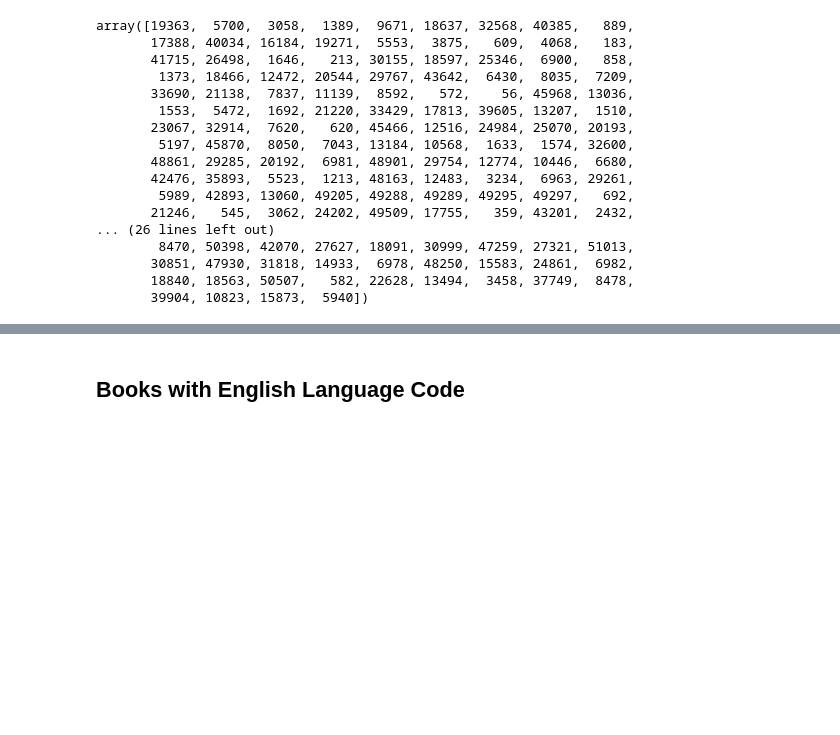
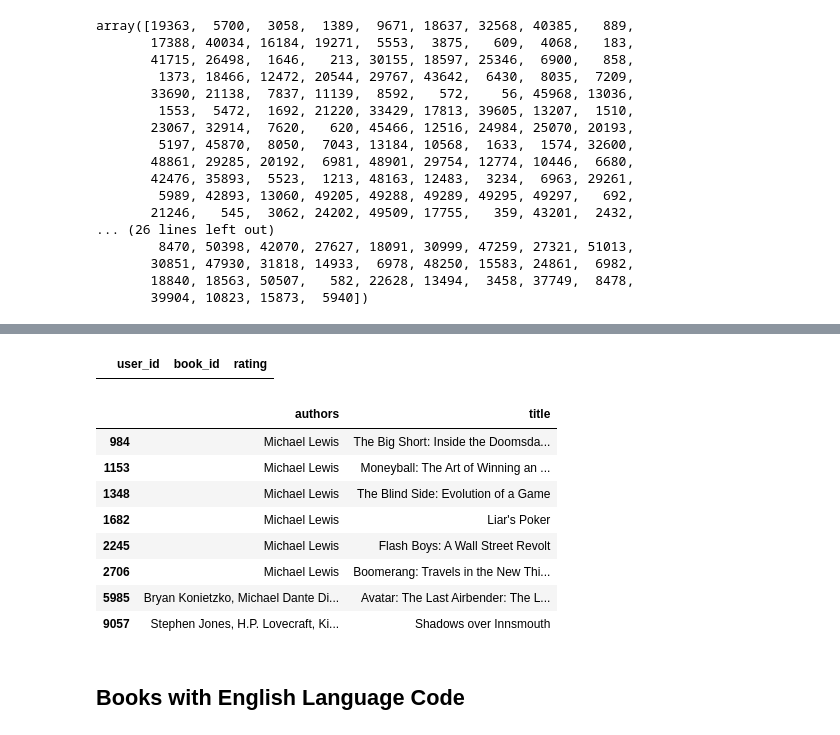
Before and after one commit to ambreen2006/book_recommendations, a Jupyter notebook: Data_Exploration.ipynb, the cells around one changed output, grey strips where cells are left out. Drawn from its saved outputs; the diff is of its cells as text; code cells hidden in the pictures; blank space fills up the shorter version.

```diff
--- a/Data_Exploration.ipynb
+++ b/Data_Exploration.ipynb
@@ -123,3 +150,19 @@ array([19363,  5700,  3058,  1389,  9671, 18637, 32568, 40385,   889,
+# %%
+ratings_df[ratings_df.user_id == 53425]
+# %% [output]
+|  | user_id | book_id | rating |
+# %%
+books_df.loc[books_df.authors.str.contains('Michael')& books_df.authors.str.contains('Lewis'), ['authors', 'title']]
+# %% [output]
+|  | authors | title |
+| 984 | Michael Lewis | The Big Short: Inside the Doomsda... |
+| 1153 | Michael Lewis | Moneyball: The Art of Winning an ... |
+| 1348 | Michael Lewis | The Blind Side: Evolution of a Game |
+| 1682 | Michael Lewis | Liar's Poker |
+| 2245 | Michael Lewis | Flash Boys: A Wall Street Revolt |
+| 2706 | Michael Lewis | Boomerang: Travels in the New Thi... |
+| 5985 | Bryan Konietzko, Michael Dante Di... | Avatar: The Last Airbender: The L... |
+| 9057 | Stephen Jones, H.P. Lovecraft, Ki... | Shadows over Innsmouth |
 # %% [markdown]
 ## Books with English Language Code
 # %%
```
Also changed, not shown: parts of 4 cells of this notebook, 42 other files.
